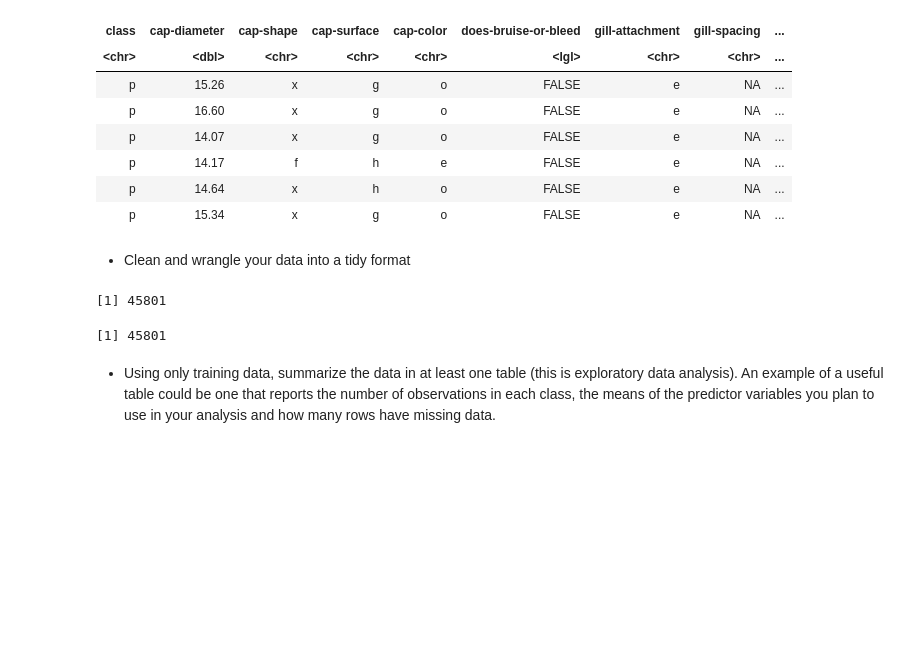
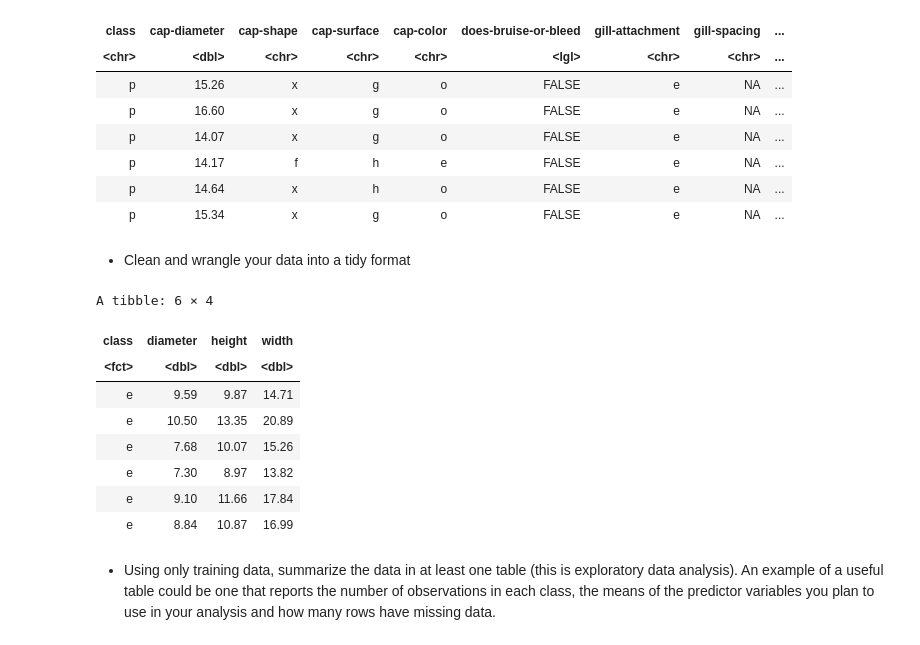
Before and after one commit to ciciliujx/DSCI100-Project, a Jupyter notebook: Proposal.ipynb, the cells around one changed output. Cells and saved outputs as stored; diff of their text form; code cells hidden in the pictures; blank space fills up the shorter version.

```diff
--- a/Proposal.ipynb
+++ b/Proposal.ipynb
@@ -40,17 +48,24 @@ A tibble: 6 × 21
 # %%
 mushroom_wrangle <- mushrooms |>
     select(class, "cap-diameter", "stem-height", "stem-width") |>
     mutate(class = as_factor(class))
 colnames(mushroom_wrangle) <- c("class", "diameter", "height", "width")
 
 mushroom_split <- mushroom_wrangle |>
     initial_split(prop=0.75, strata=class)
 
 mushroom_training <- training(mushroom_split)
-mushroom_training
+head(mushroom_training)
 # %% [output]
-[1] 45801
+A tibble: 6 × 4
-[1] 45801
+| class | diameter | height | width |
+| <fct> | <dbl> | <dbl> | <dbl> |
+| e | 9.59 | 9.87 | 14.71 |
+| e | 10.50 | 13.35 | 20.89 |
+| e | 7.68 | 10.07 | 15.26 |
+| e | 7.30 | 8.97 | 13.82 |
+| e | 9.10 | 11.66 | 17.84 |
+| e | 8.84 | 10.87 | 16.99 |
 # %% [markdown]
 - Using only training data, summarize the data in at least one table (this is exploratory data analysis). An example of a useful table could be one that reports the number of observations in each class, the means of the predictor variables you plan to use in your analysis and how many rows have missing data.
 # %%
```
Also changed, not shown: parts of 3 cells of this notebook.
